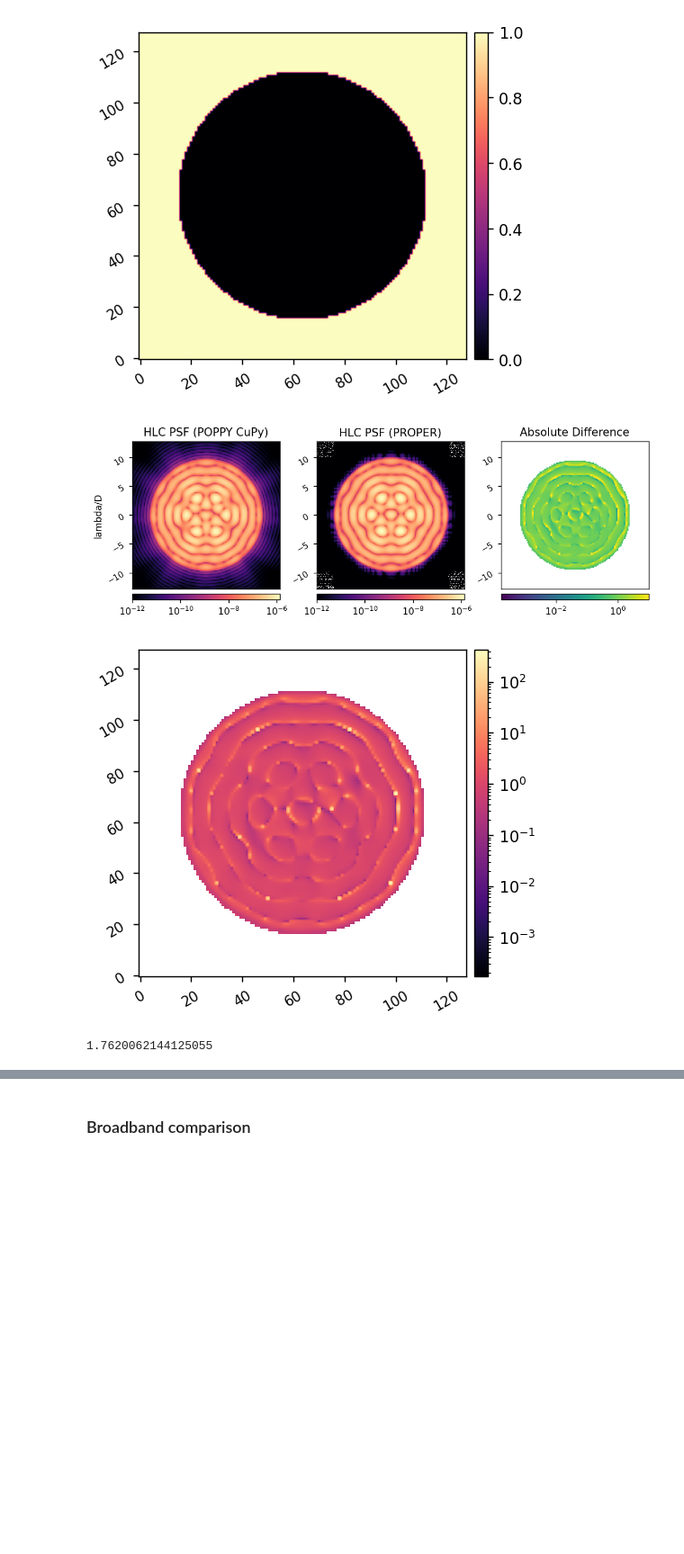
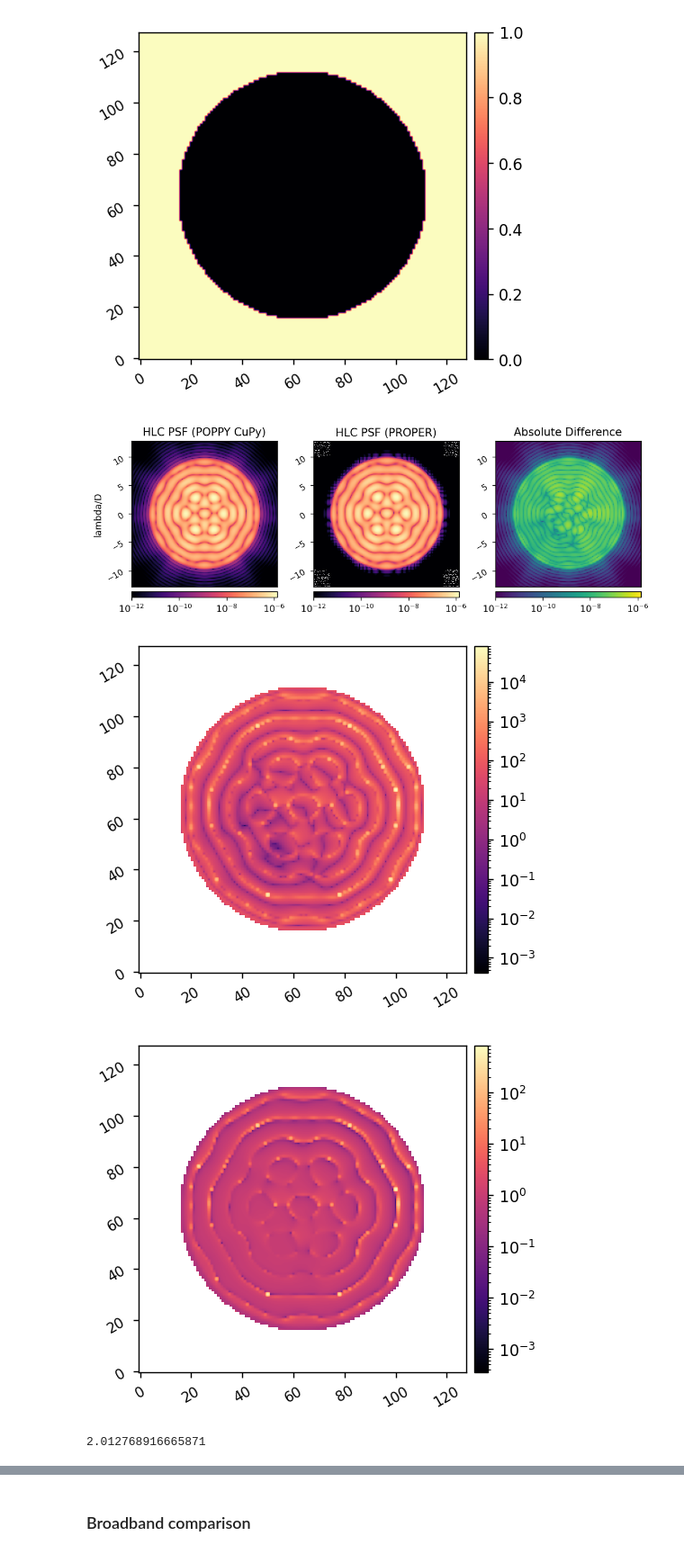
Before and after one commit to kian1377/roman-cgi-phasec-poppy, a Jupyter notebook: compare_results.ipynb, the cells around one changed output, grey strips where cells are left out. Shown at 90% size. Drawn from its saved outputs; the diff is of its cells as text; code cells hidden in the pictures; blank space fills up the shorter version.

```diff
--- a/compare_results.ipynb
+++ b/compare_results.ipynb
@@ -26,36 +26,40 @@ misc.myimshow(mask)
 # %%
 poppy_wfs = misc.load_pickle(data_dir/'hlc_gpu_wfs_mono')
 proper_wfs = misc.load_pickle(data_dir/'hlc_proper_wfs_mono')
 
 poppy_wfs.rotate(180) # rotate POPPY wavefr0nt to match PROPER sign convention
 poppy_psf = np.roll(poppy_wfs.intensity.get(), (1,1), axis=(0,1)) # shift POPPY PSF to be aligned
 
 proper_psf = np.abs(proper_wfs)**2
 
 diff = np.abs( poppy_psf-proper_psf )
-rat = np.ma.masked_array(poppy_psf/proper_psf, mask)
 
 vmin = 1e-12
 vmax = np.max((poppy_psf.max(), proper_psf.max()))
 
-misc.myimshow3(poppy_psf, proper_psf, rat,
+misc.myimshow3(poppy_psf, proper_psf, diff,
                'HLC PSF (POPPY CuPy)', 'HLC PSF (PROPER)', 'Absolute Difference',
                titlesize=12,
                cmap3='viridis',
                pxscl1=0.2, pxscl2=0.2, pxscl3=0.2,
                use_ylabel2=False, use_ylabel3=False,
                lognorm1=True, lognorm2=True, lognorm3=True,
-               vmin1=vmin, vmin2=vmin,
-               vmax1=vmax, vmax2=vmax,
-               vmax3=10,
+               vmin1=vmin, vmin2=vmin, vmin3=vmin,
+               vmax1=vmax, vmax2=vmax, vmax3=vmax,
                )
 
+per_diff = np.ma.masked_array(diff/proper_psf, mask)*100
 misc.myimshow(per_diff, lognorm=True)
 np.ma.mean(per_diff)
+
+rat = np.ma.masked_array(poppy_psf/proper_psf, mask)
+misc.myimshow(rat, lognorm=True)
+np.ma.mean(rat)
 # %% [output]
-[figure, old version]
+[figure, new version]
-[figure, old version]
+[figure, new version]
+[figure, added]
-1.7620062144125055
+2.012768916665871
 # %%
 poppy_wfs = misc.load_pickle(data_dir/'hlc_gpu_wfs_mono_opds')
 proper_wfs = misc.load_pickle(data_dir/'hlc_proper_wfs_mono_opds')
```
Also changed, not shown: parts of 3 cells of this notebook, 6 other files.
